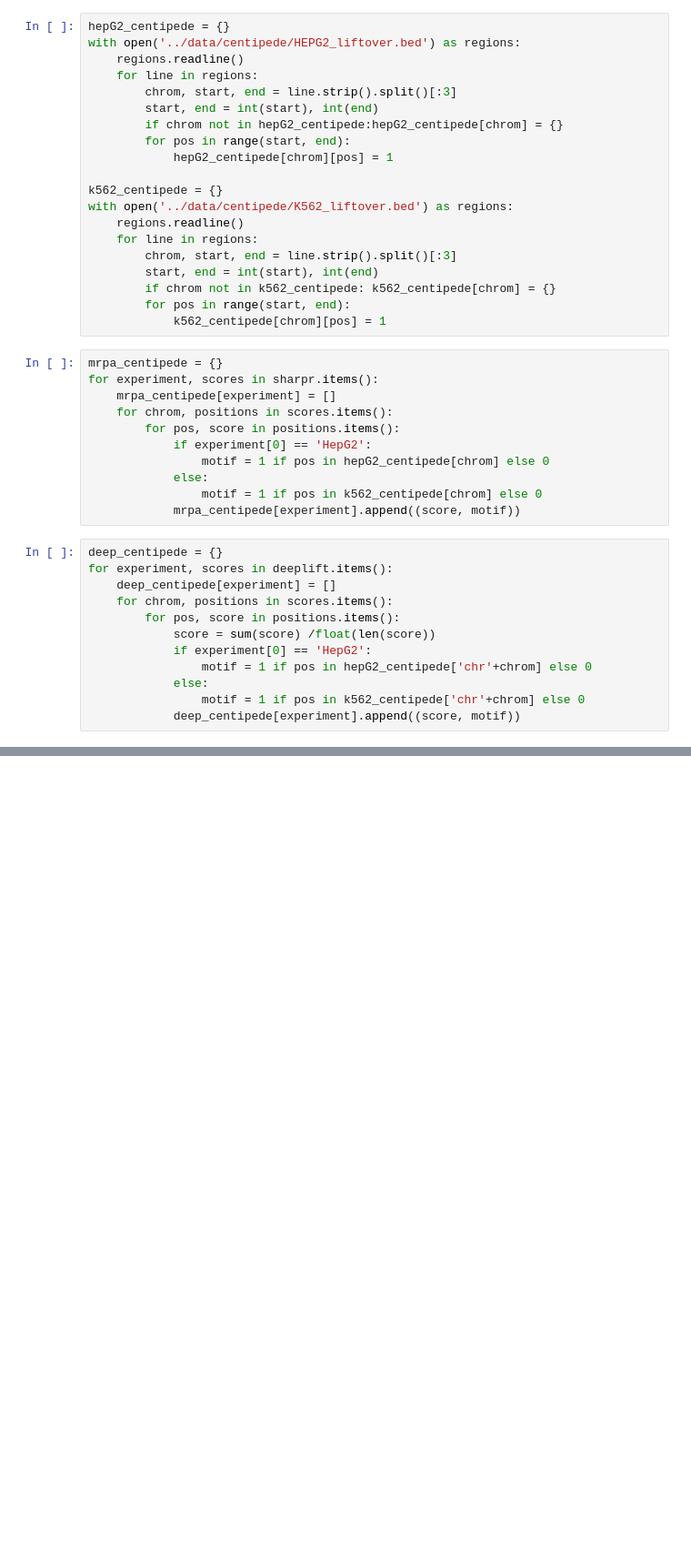
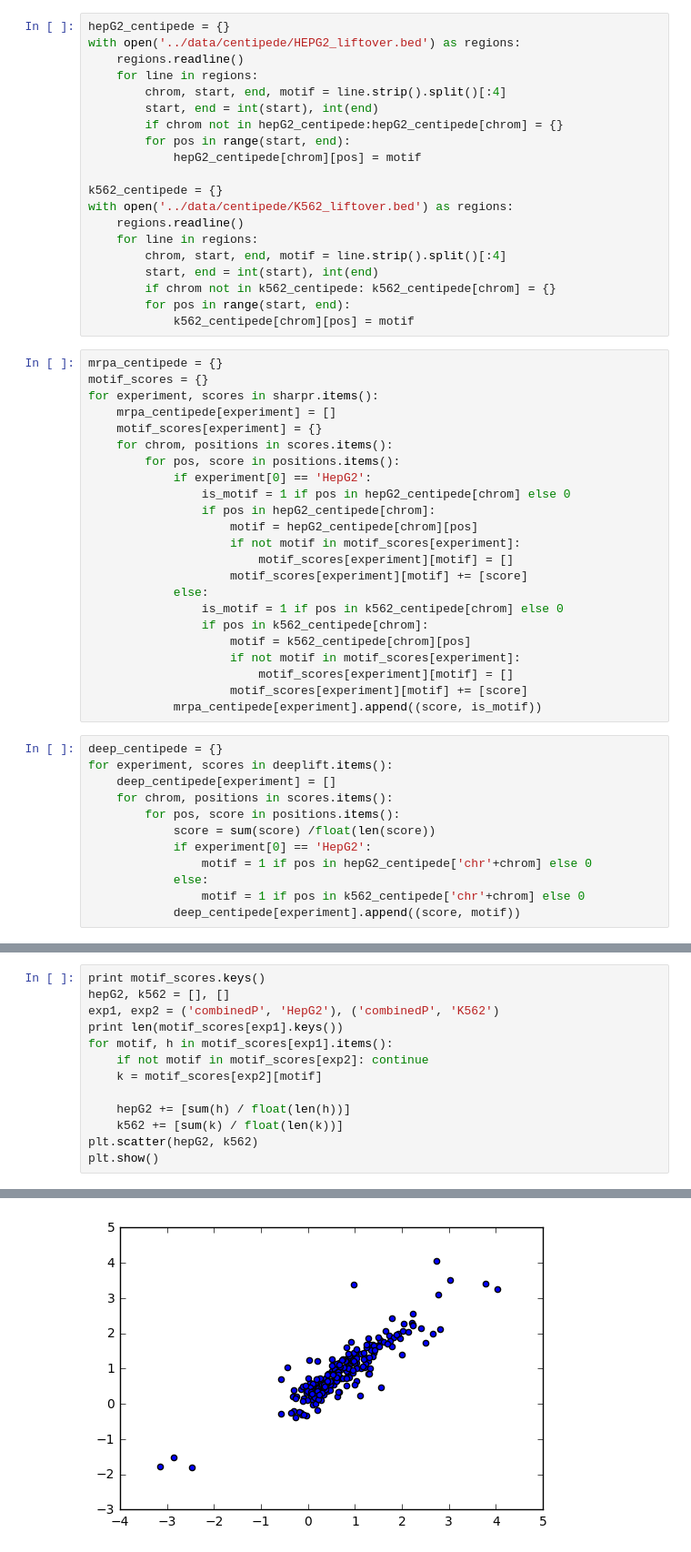
Before and after one commit to irvhsu/cs273b-project, a Jupyter notebook: notebooks/interpretation.ipynb, the cells around one changed output, grey strips where cells are left out. Shown at 91% size. Cells and saved outputs as stored; diff of their text form; blank space fills up the shorter version.

```diff
--- a/notebooks/interpretation.ipynb
+++ b/notebooks/interpretation.ipynb
@@ -188,32 +160,44 @@ hepG2_centipede = {}
 with open('../data/centipede/HEPG2_liftover.bed') as regions:
     regions.readline()
     for line in regions:
-        chrom, start, end = line.strip().split()[:3]
+        chrom, start, end, motif = line.strip().split()[:4]
         start, end = int(start), int(end)
         if chrom not in hepG2_centipede:hepG2_centipede[chrom] = {}
         for pos in range(start, end):
-            hepG2_centipede[chrom][pos] = 1
+            hepG2_centipede[chrom][pos] = motif
 
 k562_centipede = {}
 with open('../data/centipede/K562_liftover.bed') as regions:
     regions.readline()
     for line in regions:
-        chrom, start, end = line.strip().split()[:3]
+        chrom, start, end, motif = line.strip().split()[:4]
         start, end = int(start), int(end)
         if chrom not in k562_centipede: k562_centipede[chrom] = {}
         for pos in range(start, end):
-            k562_centipede[chrom][pos] = 1
+            k562_centipede[chrom][pos] = motif
 # %%
 mrpa_centipede = {}
+motif_scores = {}
 for experiment, scores in sharpr.items():
     mrpa_centipede[experiment] = []
+    motif_scores[experiment] = {}
     for chrom, positions in scores.items():
         for pos, score in positions.items():
             if experiment[0] == 'HepG2':
-                motif = 1 if pos in hepG2_centipede[chrom] else 0
+                is_motif = 1 if pos in hepG2_centipede[chrom] else 0
+                if pos in hepG2_centipede[chrom]:
+                    motif = hepG2_centipede[chrom][pos]
+                    if not motif in motif_scores[experiment]:
+                        motif_scores[experiment][motif] = []
+                    motif_scores[experiment][motif] += [score]
             else:
-                motif = 1 if pos in k562_centipede[chrom] else 0
-            mrpa_centipede[experiment].append((score, motif))
+                is_motif = 1 if pos in k562_centipede[chrom] else 0
+                if pos in k562_centipede[chrom]:
+                    motif = k562_centipede[chrom][pos]
+                    if not motif in motif_scores[experiment]:
+                        motif_scores[experiment][motif] = []
+                    motif_scores[experiment][motif] += [score]
+            mrpa_centipede[experiment].append((score, is_motif))
 # %%
 deep_centipede = {}
 for experiment, scores in deeplift.items():
@@ -268,0 +221,14 @@ for experiment, scores in deep_centipede.items():
+# %%
+print motif_scores.keys()
+hepG2, k562 = [], []
+exp1, exp2 = ('combinedP', 'HepG2'), ('combinedP', 'K562')
+print len(motif_scores[exp1].keys())
+for motif, h in motif_scores[exp1].items():
+    if not motif in motif_scores[exp2]: continue
+    k = motif_scores[exp2][motif]
+
+    hepG2 += [sum(h) / float(len(h))]
+    k562 += [sum(k) / float(len(k))]
+plt.scatter(hepG2, k562)
+plt.show()
+# %% [output]
@@ -268,0 +237 @@ for experiment, scores in deep_centipede.items():
+[figure, added]
```
Also changed, not shown: parts of 11 cells of this notebook.
